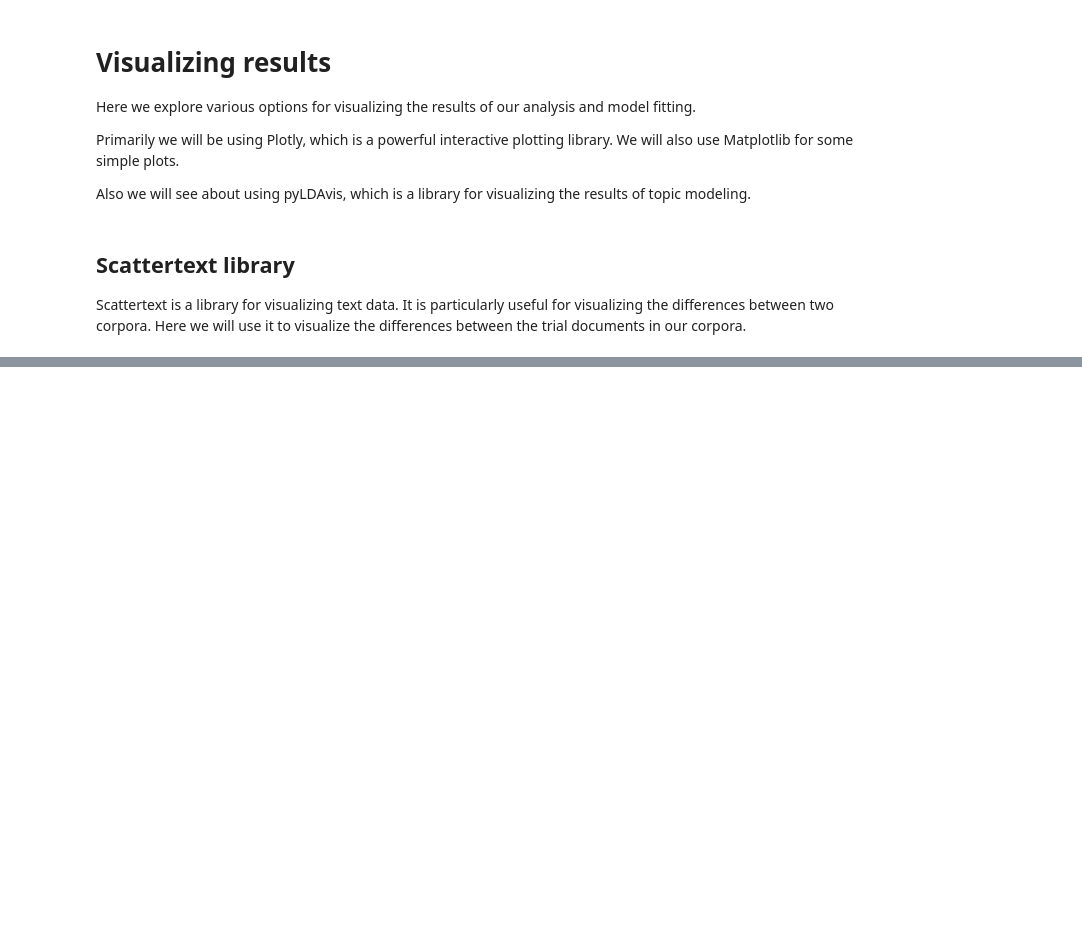
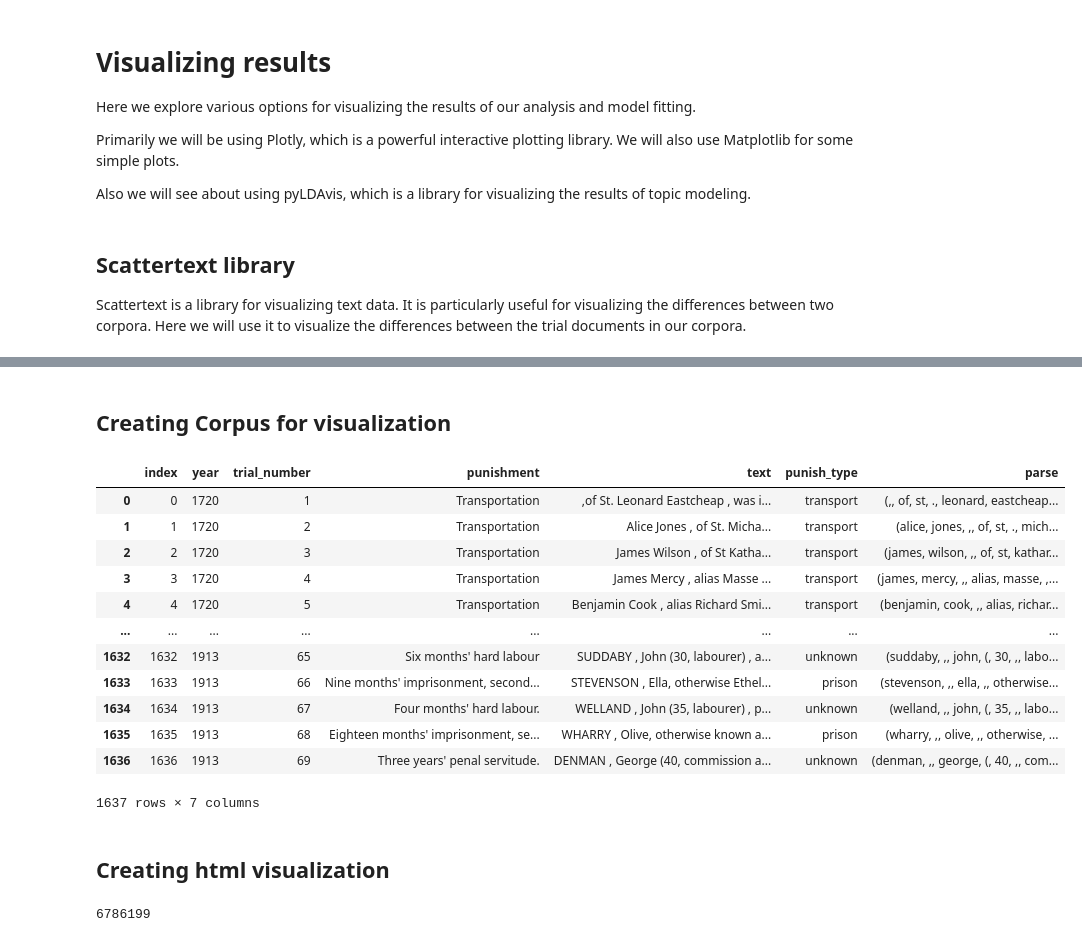
Before and after one commit to ValRCS/BSSDH_2023_workshop, a Jupyter notebook: notebooks/day2_part2_visualizing_results.ipynb, the cells around one changed output, grey strips where cells are left out. Saved outputs shown, nothing was run; the diff lists cells and outputs as text; code cells hidden in the pictures; blank space fills up the shorter version.

Commit message:
Fine versus freedom visualization

```diff
--- a/notebooks/day2_part2_visualizing_results.ipynb
+++ b/notebooks/day2_part2_visualizing_results.ipynb
@@ -41,0 +201,11 @@ open('./demo_compact.html', 'w', encoding="utf-8").write(html)
+# %%
+# Scattertext requires parsed documents
+
+# we using assign to create new column
+# we pass in new column name and function that will be applied to each row
+# we use st.whitespace_nlp_with_sentences function to parse text
+
+d = d.assign(
+    parse=lambda df: df.text.apply(st.whitespace_nlp_with_sentences)
+)
+d.head()
@@ -41,0 +239,4 @@ open('./demo_compact.html', 'w', encoding="utf-8").write(html)
+# %%
+# let's creata  freedom column
+d['freedom'] = d['punish_type'].isin(['empty', 'discharg']).astype(int)
+d.head()
@@ -41,0 +250,48 @@ open('./demo_compact.html', 'w', encoding="utf-8").write(html)
+# %%
+# convert 0 to punishment and 1 to freedom
+d['freedom'] = d['freedom'].replace({0: 'punishment', 1: 'freedom'})
+# %% [markdown]
+## Creating Corpus for visualization
+# %%
+# we need to build a corpus
+# TODO - can we use column with more than two categories?
+
+corpus = st.CorpusFromParsedDocuments(
+    d, category_col='freedom', parsed_col='parse'
+).build().get_unigram_corpus().compact(st.AssociationCompactor(2000))
+# %%
+cdf = corpus.get_df()
+cdf
+# %% [output]
+|  | index | year | trial_number | punishment | text | punish_type | parse |
+| 0 | 0 | 1720 | 1 | Transportation | ,of St. Leonard Eastcheap , was i... | transport | (,, of, st, ., leonard, eastcheap... |
+| 1 | 1 | 1720 | 2 | Transportation | Alice Jones , of St. Micha... | transport | (alice, jones, ,, of, st, ., mich... |
+| 2 | 2 | 1720 | 3 | Transportation | James Wilson , of St Katha... | transport | (james, wilson, ,, of, st, kathar... |
+| 3 | 3 | 1720 | 4 | Transportation | James Mercy , alias Masse ... | transport | (james, mercy, ,, alias, masse, ,... |
+| 4 | 4 | 1720 | 5 | Transportation | Benjamin Cook , alias Richard Smi... | transport | (benjamin, cook, ,, alias, richar... |
+| ... | ... | ... | ... | ... | ... | ... | ... |
+| 1632 | 1632 | 1913 | 65 | Six months' hard labour | SUDDABY , John (30, labourer) , a... | unknown | (suddaby, ,, john, (, 30, ,, labo... |
+| 1633 | 1633 | 1913 | 66 | Nine months' imprisonment, second... | STEVENSON , Ella, otherwise Ethel... | prison | (stevenson, ,, ella, ,, otherwise... |
+| 1634 | 1634 | 1913 | 67 | Four months' hard labour. | WELLAND , John (35, labourer) , p... | unknown | (welland, ,, john, (, 35, ,, labo... |
+| 1635 | 1635 | 1913 | 68 | Eighteen months' imprisonment, se... | WHARRY , Olive, otherwise known a... | prison | (wharry, ,, olive, ,, otherwise, ... |
+| 1636 | 1636 | 1913 | 69 | Three years' penal servitude. | DENMAN , George (40, commission a... | unknown | (denman, ,, george, (, 40, ,, com... |
+1637 rows × 7 columns
+# %% [markdown]
+## Creating html visualization
+# %%
+## finally we are ready to feed our data to scattertext from our dataframe d
+# we have our parse column - parse and we have our category column - punish_type
+
+
+# and we have a corpus
+
+html = st.produce_scattertext_explorer(
+    corpus,
+    category='freedom', category_name='freedom', not_category_name='punishment',
+    minimum_term_frequency=0, pmi_threshold_coefficient=0,
+    width_in_pixels=1000, metadata=corpus.get_df()['year'],
+    transform=st.Scalers.dense_rank
+)
+open('../data/fine_vs_freedom_bailey.html', 'w', encoding="utf-8").write(html)
+# %% [output]
+6786199
```
Also changed, not shown: parts of 24 cells of this notebook, 1 other file.
